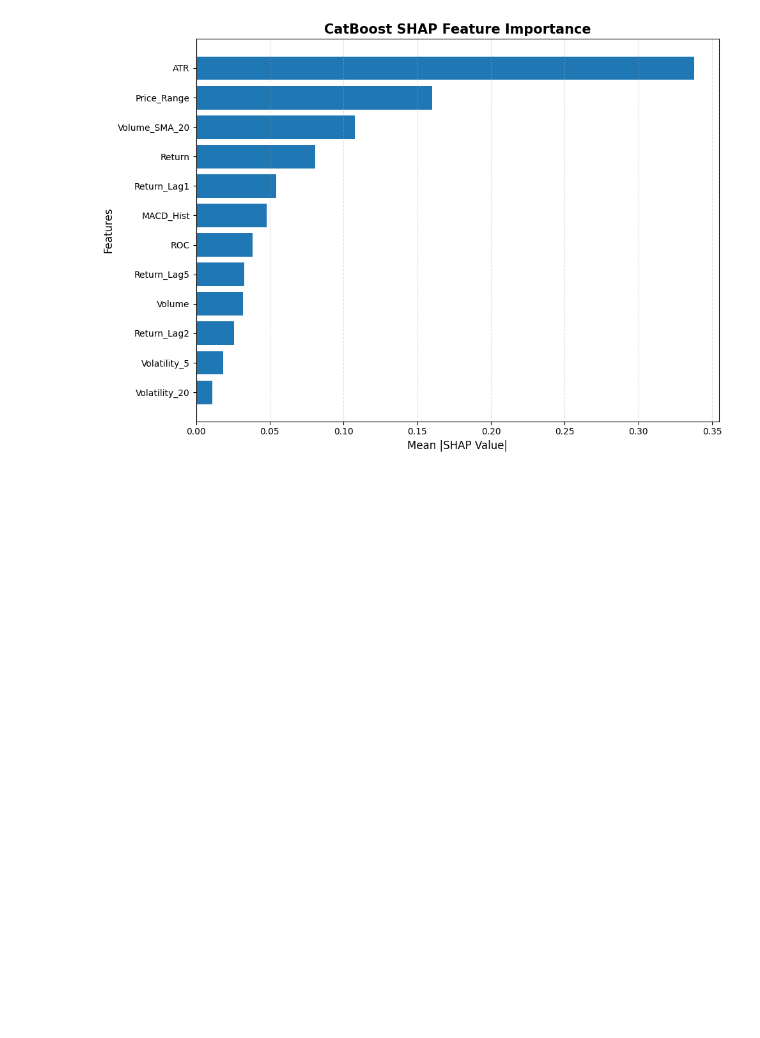
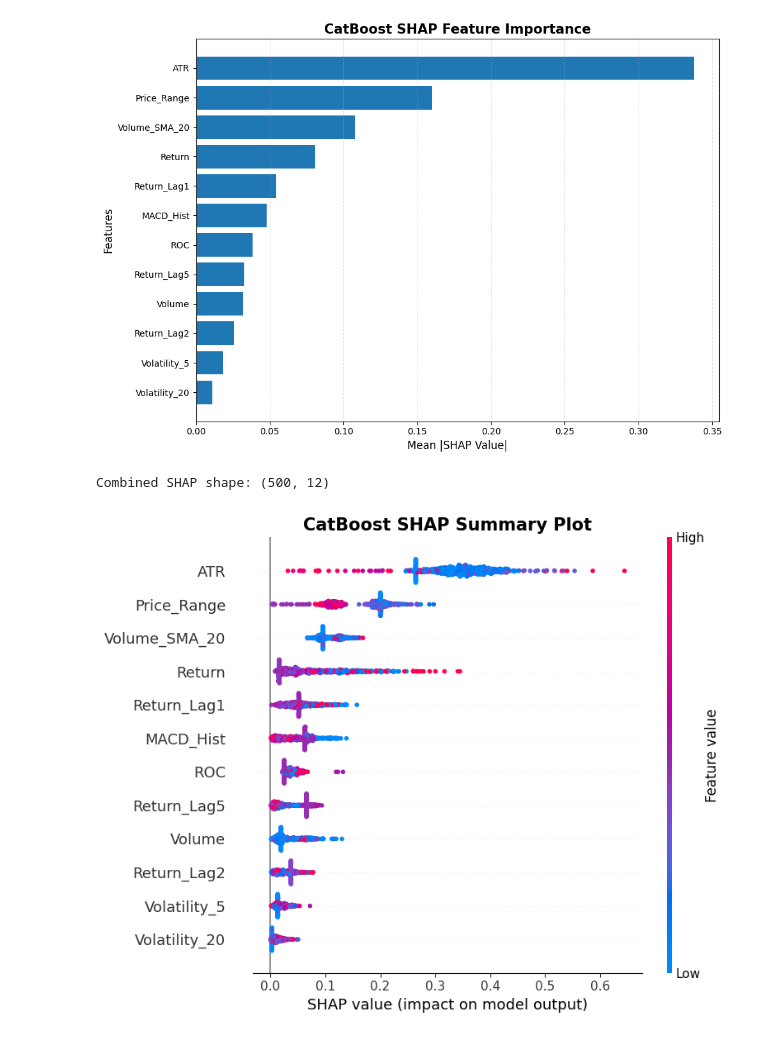
Before and after one commit to samifahim07/Dse-explainable-stock-intelligence, a Jupyter notebook: DSE_Stock_Intelligence_Forecasting.ipynb, the cells around one changed output. Saved outputs shown, nothing was run; the diff lists cells and outputs as text; code cells hidden in the pictures; blank space fills up the shorter version.

```diff
--- a/DSE_Stock_Intelligence_Forecasting.ipynb
+++ b/DSE_Stock_Intelligence_Forecasting.ipynb
@@ -2615,3 +2615,20 @@ plt.tight_layout()
 plt.show()
 # %% [output]
 [figure]
+# %%
+# Combine SHAP values from all three classes
+# by taking the mean absolute contribution
+
+shap_values_combined = np.mean(np.abs(shap_array), axis=2)
+
+print("Combined SHAP shape:", shap_values_combined.shape)
+
+plt.figure(figsize=(10, 7))
+
+shap.summary_plot(shap_values_combined, X_shap, show=False)
+plt.title("CatBoost SHAP Summary Plot", fontsize=15, fontweight="bold")
+plt.tight_layout()
+plt.show()
+# %% [output]
+Combined SHAP shape: (500, 12)
+[figure, added]
```
